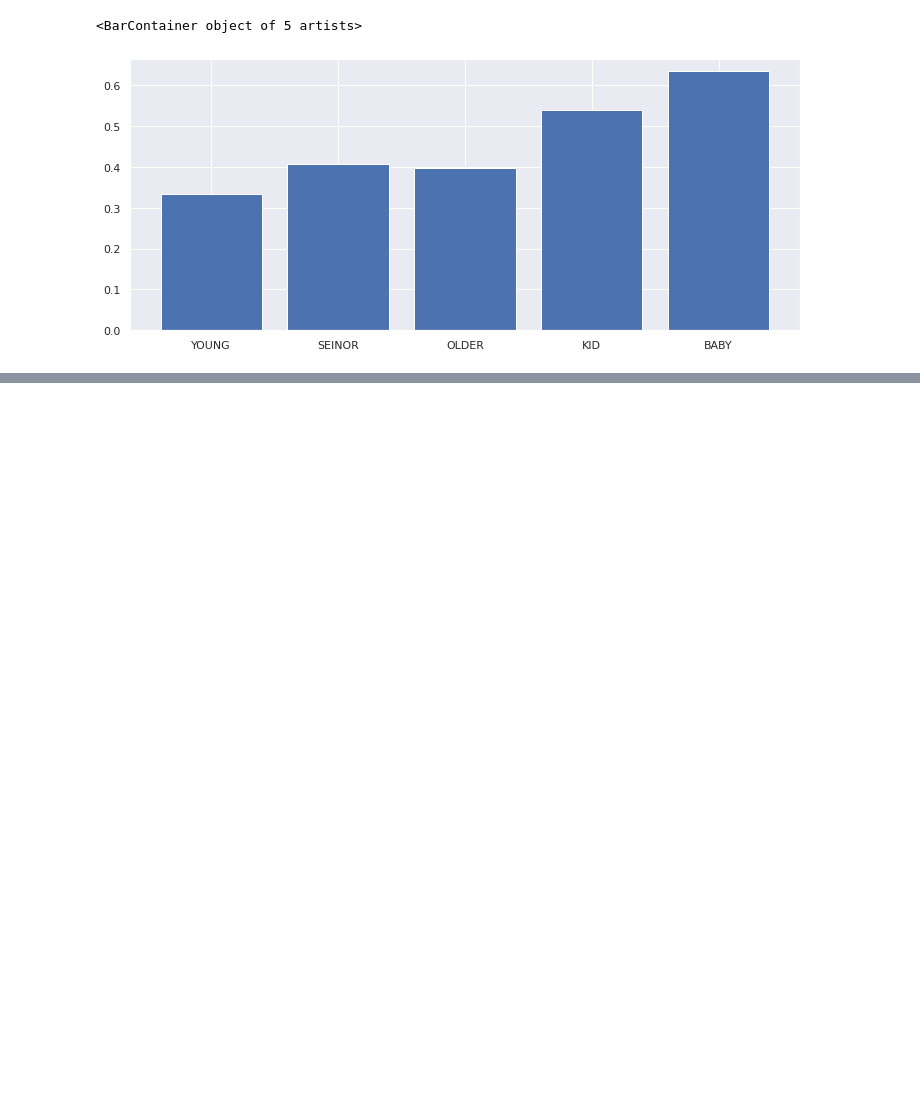
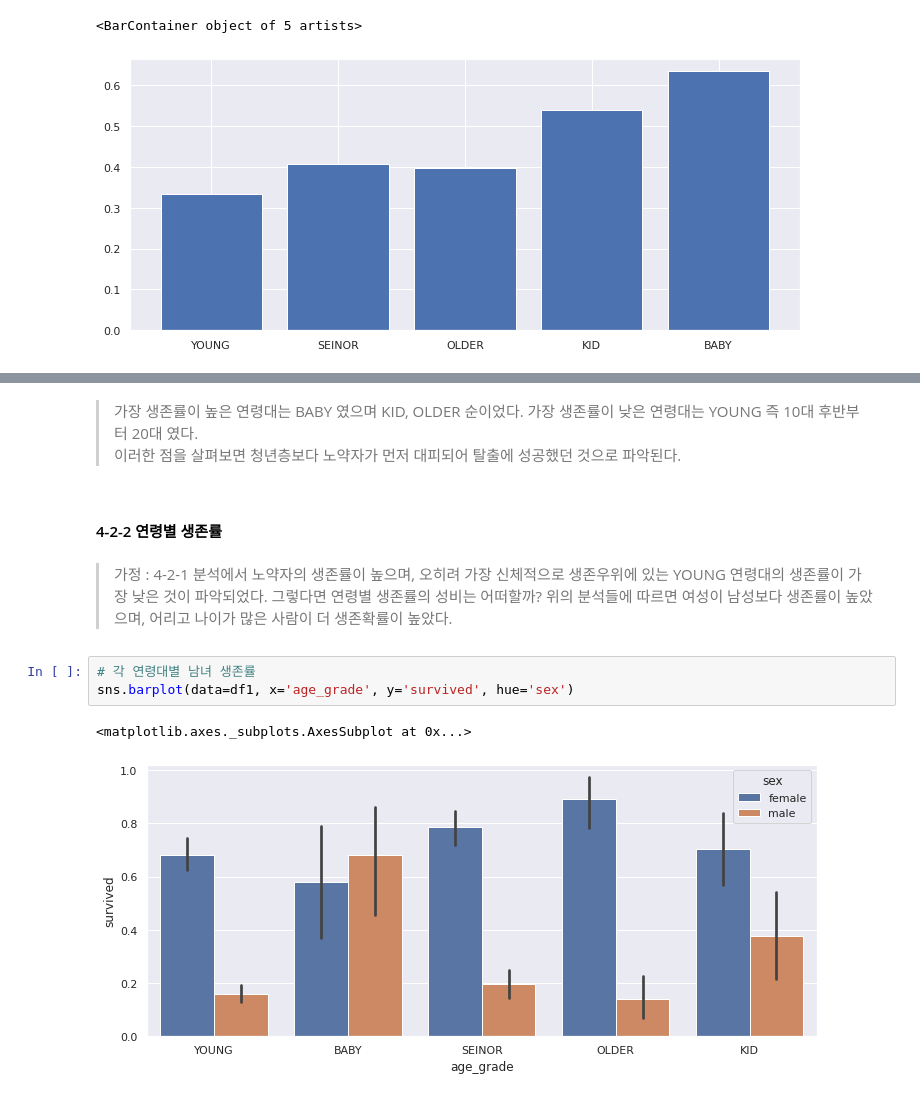
Before and after one commit to y001003/yeardream, a Jupyter notebook: project/python_advance/Titanic_EDA.ipynb, the cells around one changed output, grey strips where cells are left out. Saved outputs shown, nothing was run; the diff lists cells and outputs as text; blank space fills up the shorter version.

```diff
--- a/project/python_advance/Titanic_EDA.ipynb
+++ b/project/python_advance/Titanic_EDA.ipynb
@@ -361,0 +367,13 @@ plt.bar(x=age_sur_per.index, height=age_sur_per)
+# %% [markdown]
+> 가장 생존률이 높은 연령대는 BABY 였으며 KID, OLDER 순이었다. 가장 생존률이 낮은 연령대는 YOUNG 즉 10대 후반부터 20대 였다.
+> 이러한 점을 살펴보면 청년층보다 노약자가 먼저 대피되어 탈출에 성공했던 것으로 파악된다.
+# %% [markdown]
+#### 4-2-2 연령별 생존률
+# %% [markdown]
+> 가정 : 4-2-1 분석에서 노약자의 생존률이 높으며, 오히려 가장 신체적으로 생존우위에 있는 YOUNG 연령대의 생존률이 가장 낮은 것이 파악되었다. 그렇다면 연령별 생존률의 성비는 어떠할까? 위의 분석들에 따르면 여성이 남성보다 생존률이 높았으며, 어리고 나이가 많은 사람이 더 생존확률이 높았다.
+# %%
+# 각 연령대별 남녀 생존률
+sns.barplot(data=df1, x='age_grade', y='survived', hue='sex')
+# %% [output]
+<matplotlib.axes._subplots.AxesSubplot at 0x...>
+[figure, added]
```
Also changed, not shown: parts of 12 cells of this notebook.
